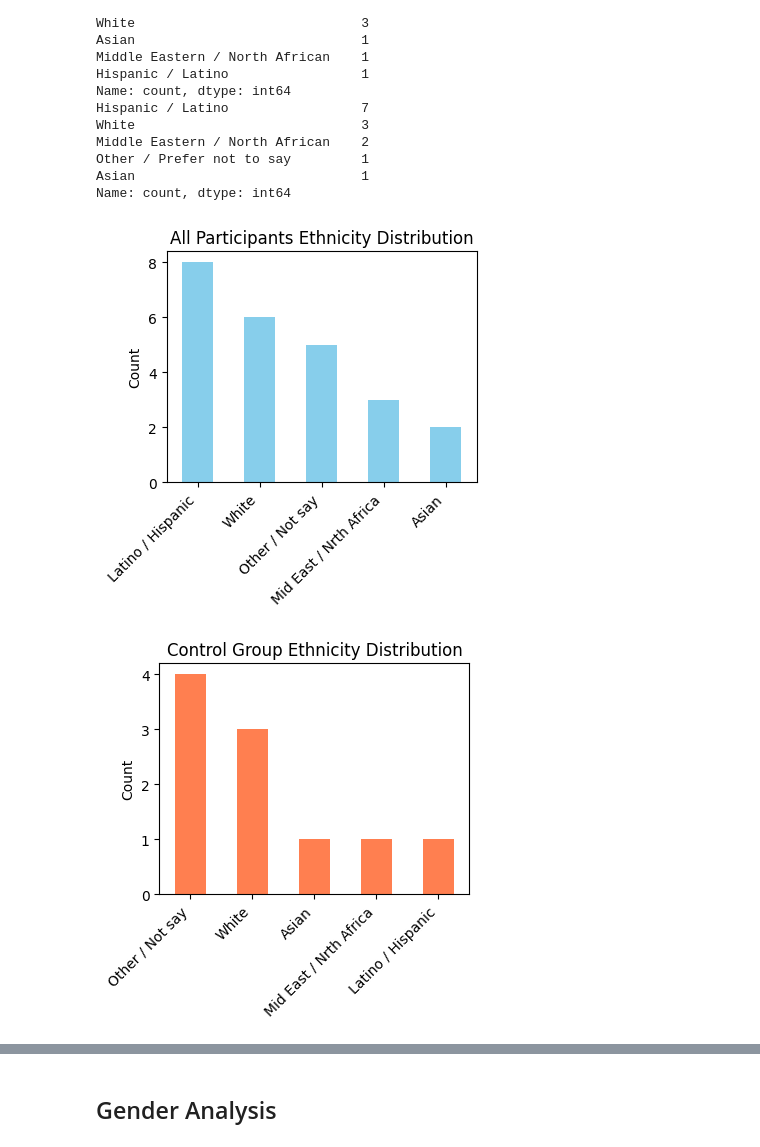
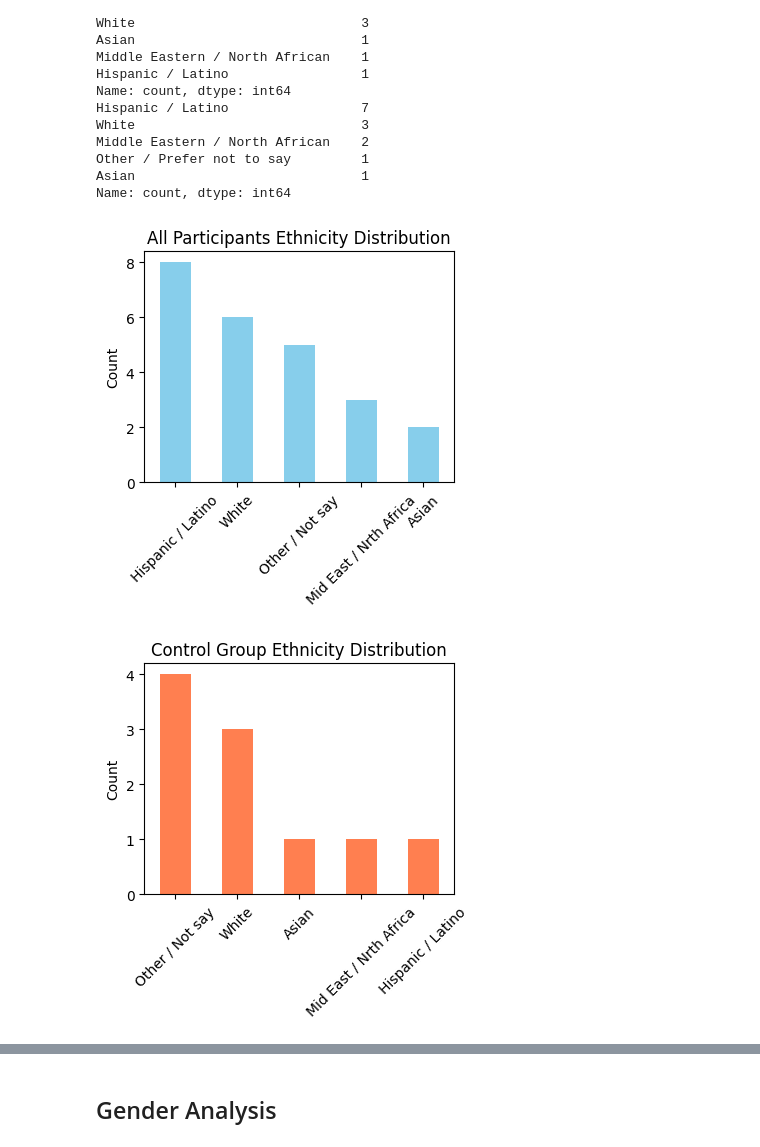
Before and after one commit to lauracorssac/Mindshift, a Jupyter notebook: Analysis/demographics_analysis.ipynb, the cells around one changed output, grey strips where cells are left out. Saved outputs shown, nothing was run; the diff lists cells and outputs as text; code cells hidden in the pictures.

```diff
--- a/Analysis/demographics_analysis.ipynb
+++ b/Analysis/demographics_analysis.ipynb
@@ -81,28 +79,34 @@ Other / Prefer not to say         1
 Asian                             1
 Name: count, dtype: int64
 # %%
-race_counts.plot(kind='bar', color='skyblue', figsize=(4, 3))
+
+label_map = {
+    "Asian": "Asian",
+    "Hispanic / Latino": "Hispanic / Latino",
+    "Middle Eastern / North African": "Mid East / Nrth Africa",
+    "Other / Prefer not to say": "Other / Not say",
+    "White": "White"
+}
+
+ax = race_counts.plot(kind='bar', color='skyblue', figsize=(4, 3))
 plt.ylabel("Count")
 plt.title("All Participants Ethnicity Distribution")
-short_labels = ["Latino / Hispanic", "White", "Other / Not say", "Mid East / Nrth Africa", "Asian"]
-plt.xticks(rotation=45, ha="right", ticks= range(len(short_labels)), labels=short_labels)
+ax.set_xticklabels([label_map.get(r, r) for r in race_counts.index], rotation=45)
 plt.show()
 
 
-race_counts_control.plot(kind='bar', color='coral', figsize=(4, 3))
+ax = race_counts_control.plot(kind='bar', color='coral', figsize=(4, 3))
 plt.ylabel("Count")
 plt.title("Control Group Ethnicity Distribution")
-short_labels = ["Other / Not say", "White", "Asian", "Mid East / Nrth Africa", "Latino / Hispanic"]
-plt.xticks(rotation=45, ha="right", ticks= range(len(short_labels)), labels=short_labels)
+ax.set_xticklabels([label_map.get(r, r) for r in race_counts_control.index], rotation=45)
 plt.show()
 
 
-race_counts_target.plot(kind='bar', color='green', figsize=(4, 3))
+ax = race_counts_target.plot(kind='bar', color='green', figsize=(4, 3))
 plt.ylabel("Count")
 plt.title("Target Group Ethnicity Distribution")
-short_labels = ["Latino / Hispanic", "White", "Mid East / Nrth Africa", "Other / Not say", "Asian"]
-plt.xticks(rotation=45, ha="right", ticks= range(len(short_labels)), labels=short_labels)
+ax.set_xticklabels([label_map.get(r, r) for r in race_counts_target.index], rotation=45)
 plt.show()
 # %% [output]
-[figure, old version]
+[figure, new version]
-[figure, old version]
+[figure, new version]
```
Also changed, not shown: parts of 4 cells of this notebook, 2 other files.
